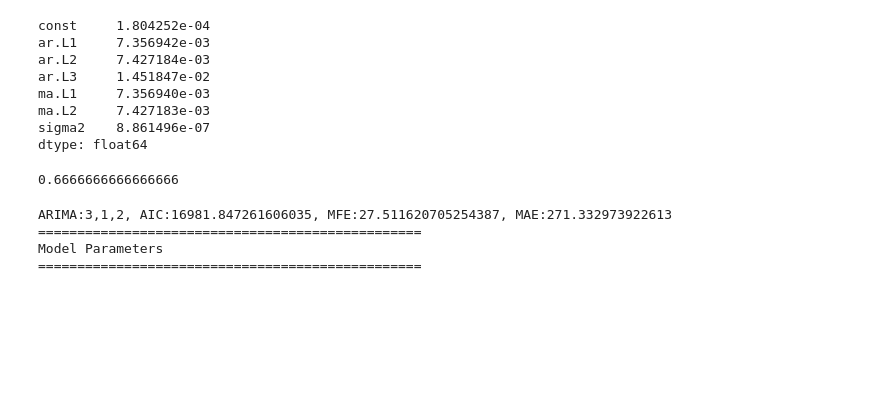
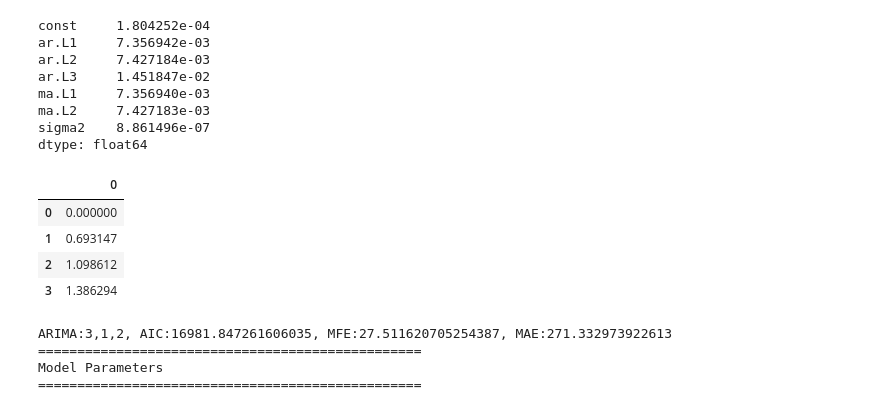
Before and after one commit to cwilko/tradeframework-models, a Jupyter notebook: samples/Sandbox.ipynb, the cells around one changed output. Saved outputs shown, nothing was run; the diff lists cells and outputs as text; code cells hidden in the pictures; blank space fills up the shorter version.

```diff
--- a/samples/Sandbox.ipynb
+++ b/samples/Sandbox.ipynb
@@ -185,11 +192,17 @@ ma.L1     7.356940e-03
 ma.L2     7.427183e-03
 sigma2    8.861496e-07
 dtype: float64
-# %%
-import quantutils.core.statistics as stats
-stats.mean_sign_accuracy([1,2,-3], [3,4,5])
-# %% [output]
-0.6666666666666666
+# %%
+import pandas
+import numpy
+x = pandas.DataFrame([1,2,3,4])
+numpy.log(x)
+# %% [output]
+|  | 0 |
+| 0 | 0.000000 |
+| 1 | 0.693147 |
+| 2 | 1.098612 |
+| 3 | 1.386294 |
 # %%
 from tradeframework.api.insights import InsightManager
 import warnings
```
Also changed, not shown: parts of 3 cells of this notebook, 1 other file.
